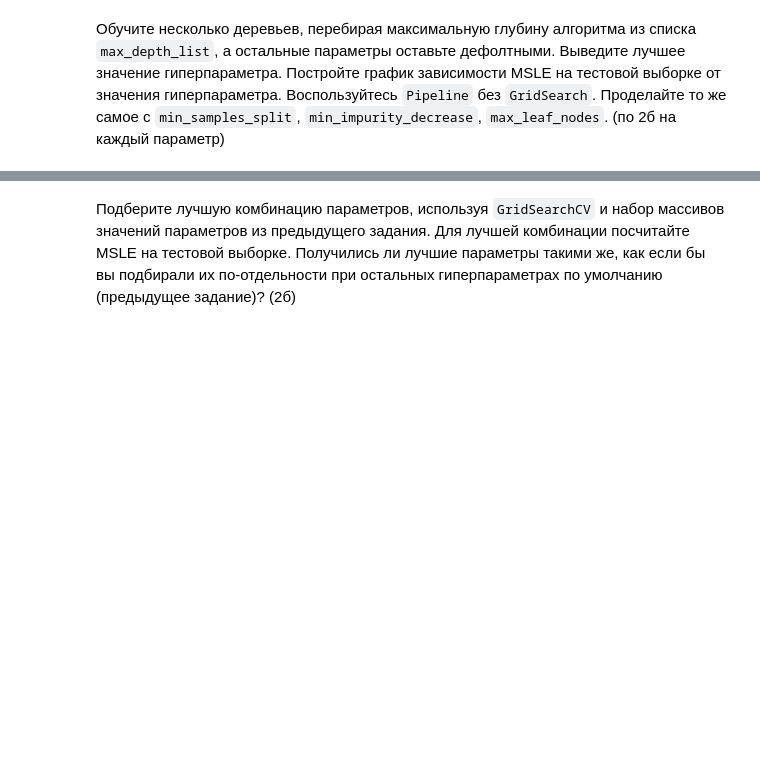
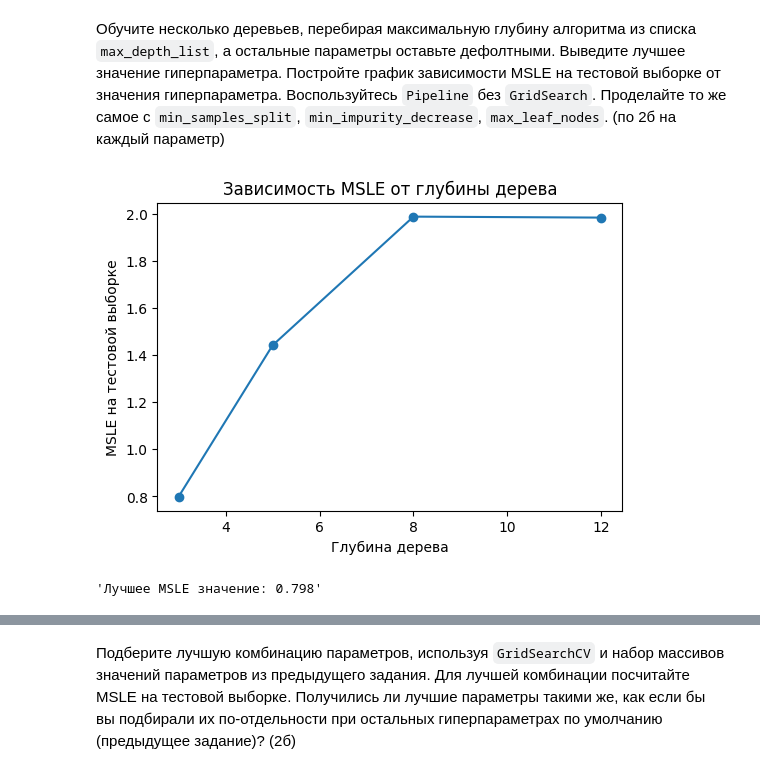
Before and after one commit to NishiNoya-spec/StartML, a Jupyter notebook: machine_learning/less_18/exploration/HW_18_NEW.ipynb, the cells around one changed output, grey strips where cells are left out. Saved outputs shown, nothing was run; the diff lists cells and outputs as text; code cells hidden in the pictures; blank space fills up the shorter version.

Commit message:
18 less is done. Created Versatile Transformer Encoder for OHE and MTE encoding

```diff
--- a/machine_learning/less_18/exploration/HW_18_NEW.ipynb
+++ b/machine_learning/less_18/exploration/HW_18_NEW.ipynb
@@ -613,0 +566,55 @@ np.random.seed(1)
+# %%
+from sklearn.metrics import mean_squared_error as mse
+from sklearn.tree import DecisionTreeRegressor
+from sklearn.pipeline import Pipeline
+
+np.random.seed(1)
+
+### Your code is here
+
+metrics_max_depth = {}
+
+for max_depth in max_depth_list:
+
+    pipe = Pipeline([
+        ("transformer_encoder", MeanTargetEncoder_(categorical_cols=object_cols, numeric_cols=num_cols, target_name="selling_price", mte_strategy="noise")),
+        ("tree", DecisionTreeRegressor(max_depth=max_depth))
+    ])
+
+    pipe.fit(X_train, y_train)
+
+    metrics_max_depth[f"depth_{max_depth}"] = {}
+
+    train_MSLE = np.mean((pipe.predict(X_train) - y_train) ** 2)
+    test_MSLE = np.mean((pipe.predict(X_test) - y_test) ** 2)
+
+    metrics_max_depth[f"depth_{max_depth}"]["model"] = pipe
+    metrics_max_depth[f"depth_{max_depth}"]["depth"] = max_depth
+    metrics_max_depth[f"depth_{max_depth}"]["train_MSLE"] = train_MSLE
+    metrics_max_depth[f"depth_{max_depth}"]["test_MSLE"] = test_MSLE
+
+
+### Построим график зависимости глубины дерева и изменения метрик MSLE
+
+depth_vals = []
+MSLE_vals = []
+
+for name, params in metrics_max_depth.items():
+    depth_vals.append(params["depth"])
+    MSLE_vals.append(params["test_MSLE"])
+
+fig = plt.figure()
+fig.set_size_inches(6, 4)
+
+plt.plot(depth_vals, MSLE_vals, marker='o')
+
+plt.xlabel("Глубина дерева")
+plt.ylabel("MSLE на тестовой выборке")
+plt.title("Зависимость MSLE от глубины дерева")
+
+plt.show()
+
+display(f"Лучшее MSLE значение: {round(min(MSLE_vals), 3)}")
+# %% [output]
+[figure, added]
+'Лучшее MSLE значение: 0.798'
```
Also changed, not shown: parts of 28 cells of this notebook, 5 other files.
